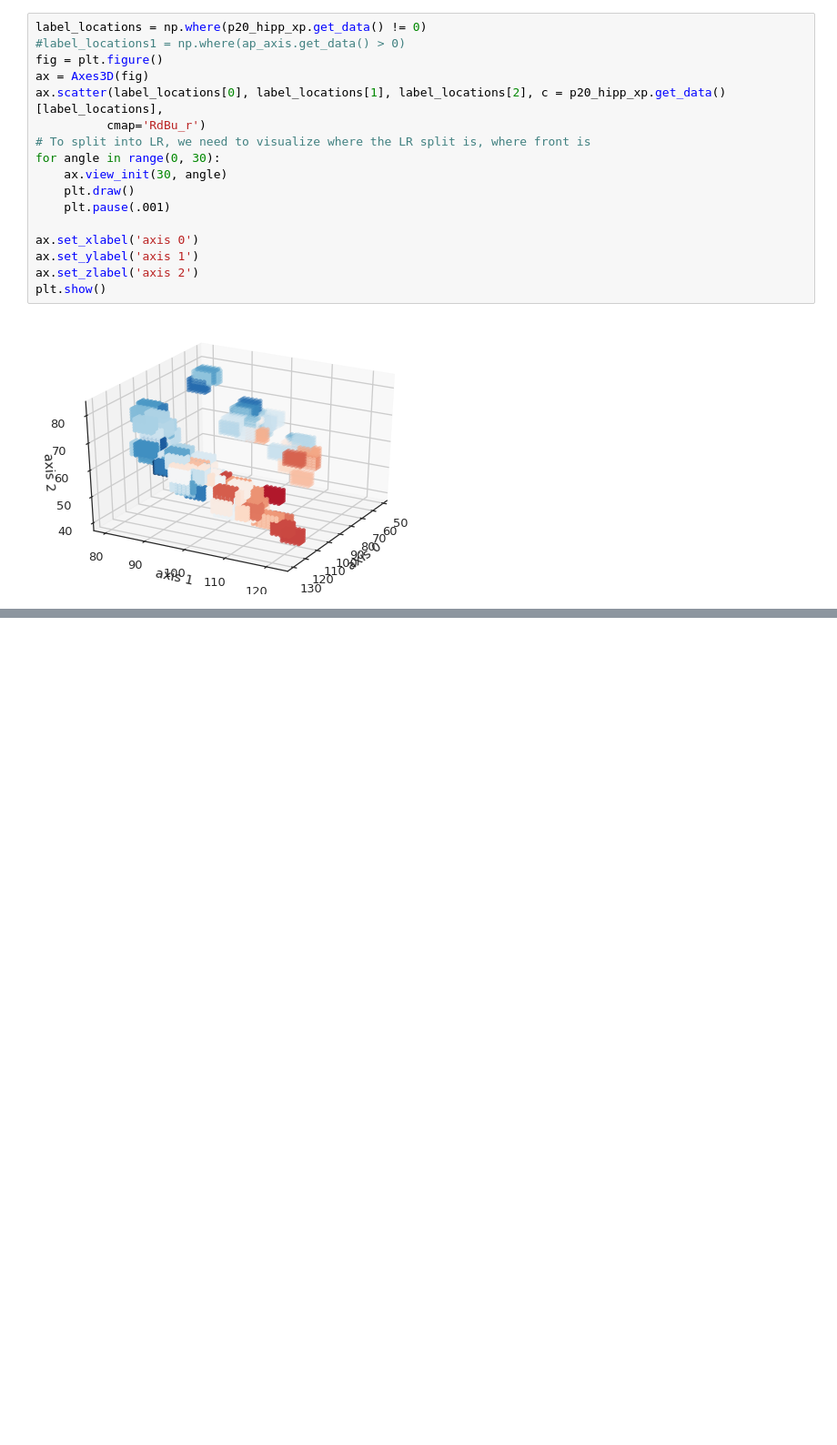
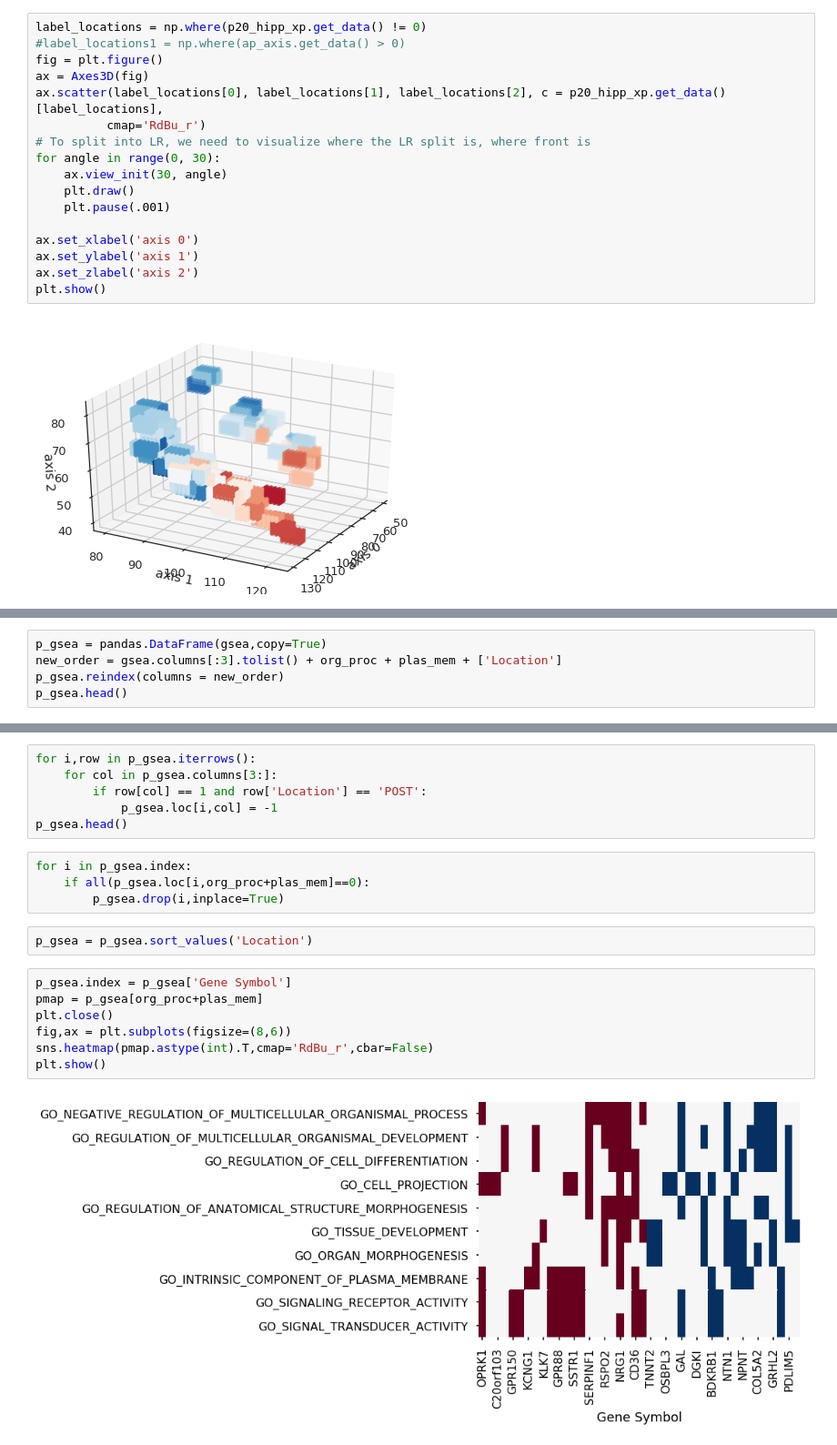
Before and after one commit to illdopejake/hack_projects, a Jupyter notebook: A-P_axis_updated_coords.ipynb, the cells around one changed output, grey strips where cells are left out. Shown at 91% size. Cells and saved outputs as stored; diff of their text form; blank space fills up the shorter version.

```diff
--- a/A-P_axis_updated_coords.ipynb
+++ b/A-P_axis_updated_coords.ipynb
@@ -1992,0 +2115,5 @@ plt.show()
+# %%
+p_gsea = pandas.DataFrame(gsea,copy=True)
+new_order = gsea.columns[:3].tolist() + org_proc + plas_mem + ['Location']
+p_gsea.reindex(columns = new_order)
+p_gsea.head()
@@ -1992,0 +2127,21 @@ plt.show()
+# %%
+for i,row in p_gsea.iterrows():
+    for col in p_gsea.columns[3:]:
+        if row[col] == 1 and row['Location'] == 'POST':
+            p_gsea.loc[i,col] = -1
+p_gsea.head()
+# %%
+for i in p_gsea.index:
+    if all(p_gsea.loc[i,org_proc+plas_mem]==0):
+        p_gsea.drop(i,inplace=True)
+# %%
+p_gsea = p_gsea.sort_values('Location')
+# %%
+p_gsea.index = p_gsea['Gene Symbol']
+pmap = p_gsea[org_proc+plas_mem]
+plt.close()
+fig,ax = plt.subplots(figsize=(8,6))
+sns.heatmap(pmap.astype(int).T,cmap='RdBu_r',cbar=False)
+plt.show()
+# %% [output]
+[figure, added]
```
Also changed, not shown: parts of 29 cells of this notebook.
